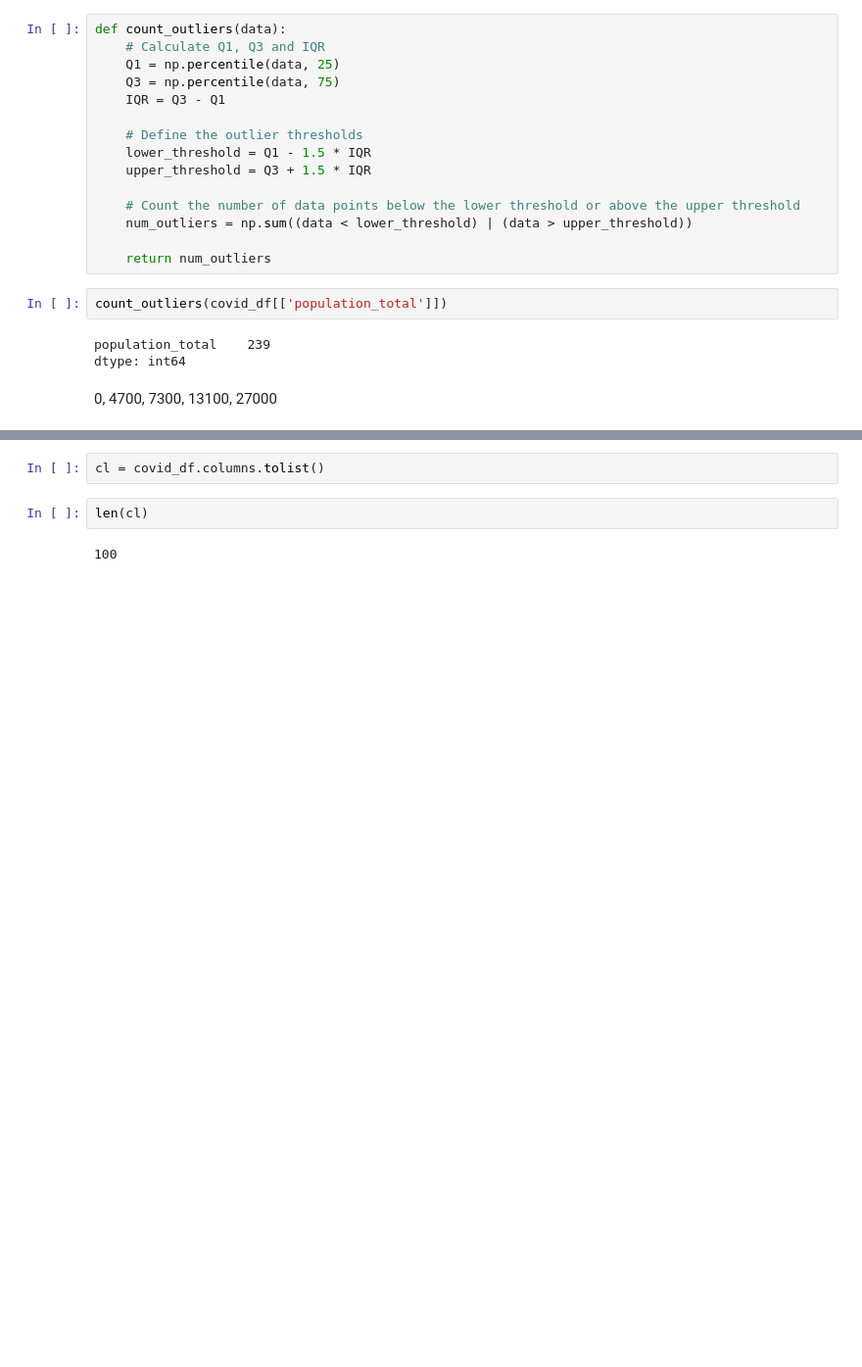
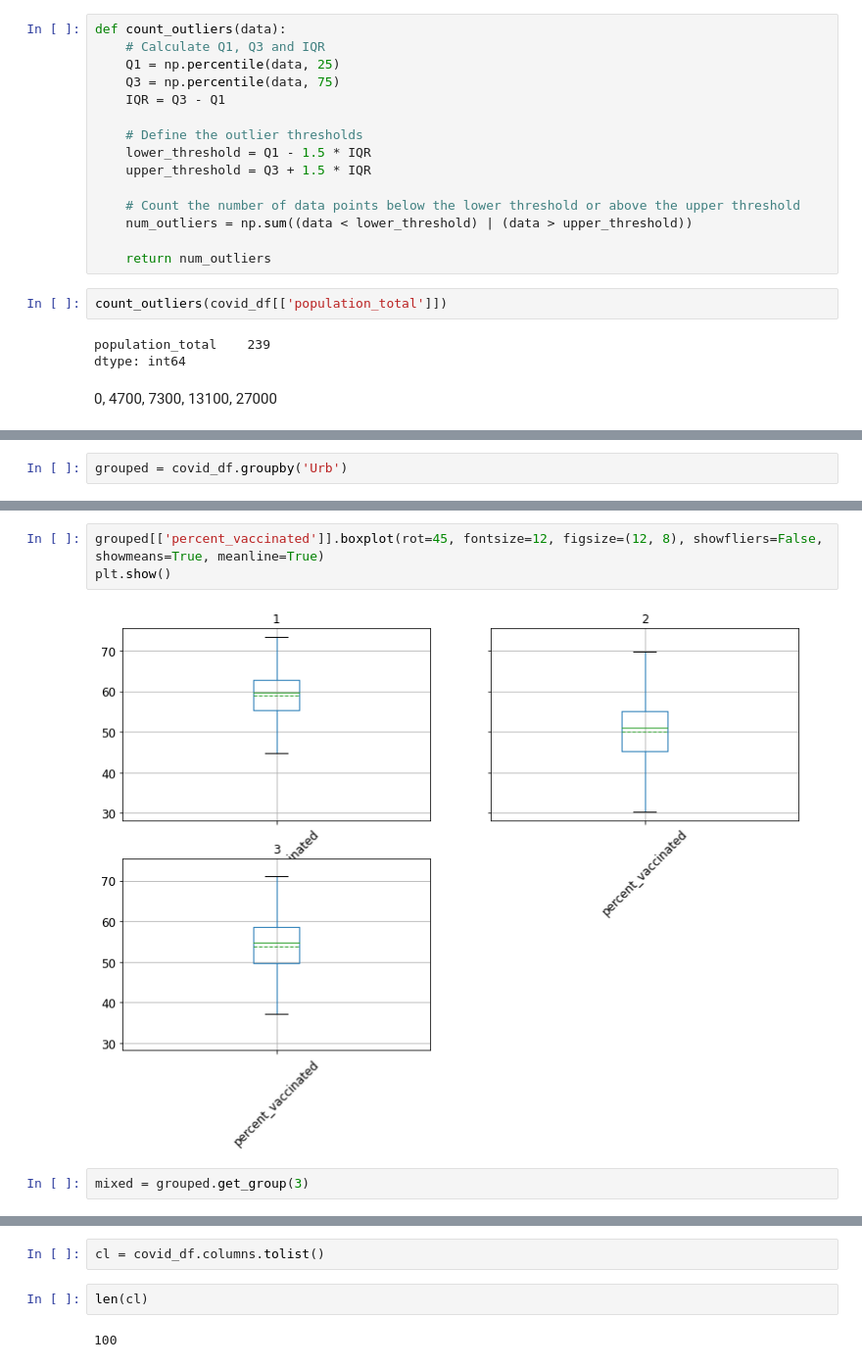
Before and after one commit to bahadurvikram/EC2024, a Jupyter notebook: Untitled-1.ipynb, the cells around one changed output, grey strips where cells are left out. Shown at 98% size. Cells and saved outputs as stored; diff of their text form; blank space fills up the shorter version.

```diff
--- a/Untitled-1.ipynb
+++ b/Untitled-1.ipynb
@@ -113,0 +118,2 @@ plt.colorbar(label='Urb')
+# %%
+grouped = covid_df.groupby('Urb')
@@ -114 +128,8 @@ plt.colorbar(label='Urb')
+# %%
+grouped[['percent_vaccinated']].boxplot(rot=45, fontsize=12, figsize=(12, 8), showfliers=False, showmeans=True, meanline=True)
+plt.show()
+# %% [output]
+[figure, added]
+# %%
+mixed = grouped.get_group(3)
 # %%
```
Also changed, not shown: parts of 42 cells of this notebook.
